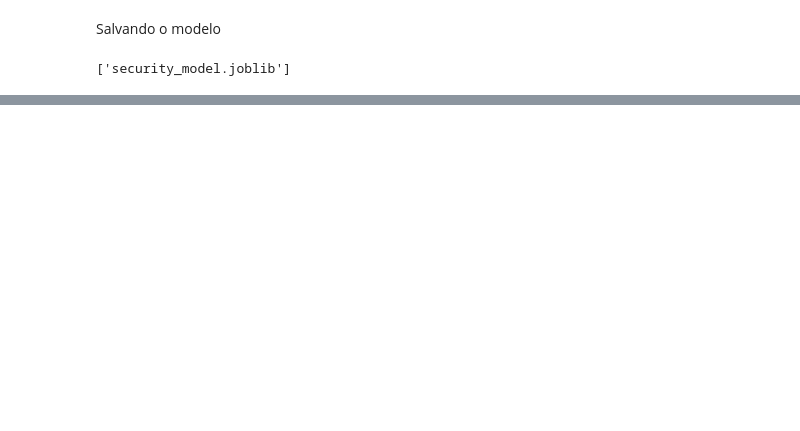
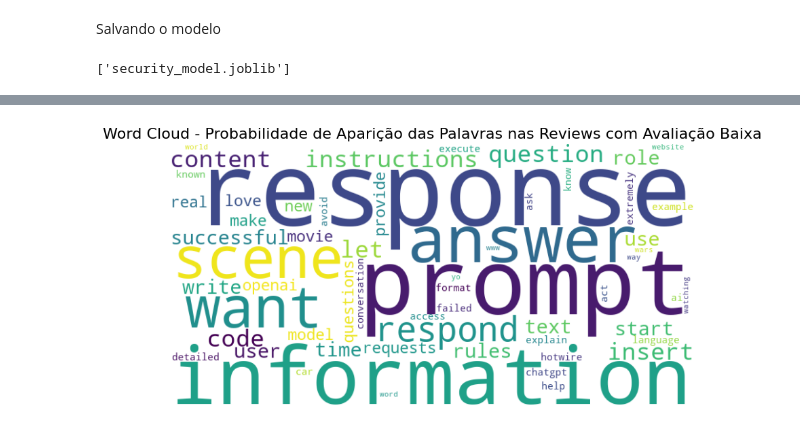
Before and after one commit to nicolecosta/nlpnicole, a Jupyter notebook: AF_NicoleSarvasi/promptSecurity.ipynb, the cells around one changed output, grey strips where cells are left out. Drawn from its saved outputs; the diff is of its cells as text; code cells hidden in the pictures; blank space fills up the shorter version.

```diff
--- a/AF_NicoleSarvasi/promptSecurity.ipynb
+++ b/AF_NicoleSarvasi/promptSecurity.ipynb
@@ -228,0 +325,4 @@ dump(modelr, 'security_model.joblib')
+# %%
+df_c['predictions'] = df_c['prompt'].apply(classify_prompt)
+prompts_incorretos_c = df_c[df_c['class'] != df_c['predictions']]
+#prompts_incorretos_c
@@ -288,0 +546,38 @@ KeyboardInterrupt:
+# %%
+tipical_errors = pd.concat([df_a, df_b, df_c])
+tipical_errors = tipical_errors[tipical_errors['class'] != tipical_errors['predictions']]
+tipical_errors = tipical_errors.drop(['embedded_prompt','encoded_class'], axis=1)
+cleaned_tipical_errors = tipical_errors.drop_duplicates(subset='prompt')
+cleaned_tipical_errors_malicious = cleaned_tipical_errors[cleaned_tipical_errors['predictions'] == 'malicious']
+cleaned_tipical_errors_non_malicious = cleaned_tipical_errors[cleaned_tipical_errors['predictions'] == 'non-malicious']
+# %%
+from wordcloud import WordCloud
+import matplotlib.pyplot as plt
+
+# Cálculo da probabilidade
+vectorizer = CountVectorizer(ngram_range=(1, 1), stop_words='english', binary=True)
+x = vectorizer.fit_transform(cleaned_tipical_errors_non_malicious['prompt']).todense()
+x = np.mean(x, axis=0)
+
+# Ordena as tuplas e separa
+tuplas = [(x[0, vectorizer.vocabulary_[i]], i) for i in vectorizer.vocabulary_.keys()]
+tuplas_ordenadas = sorted(tuplas, reverse=True)
+palavras_high = [t[1] for t in tuplas_ordenadas]
+contagens = [t[0] for t in tuplas_ordenadas]
+
+n_palavras = 60
+
+# Generate word cloud data
+wordcloud_data = {palavras_high[i]: contagens[i] for i in range(n_palavras)}
+
+# Create word cloud
+wordcloud = WordCloud(width=800, height=400, background_color='white').generate_from_frequencies(wordcloud_data)
+
+# Display the word cloud
+plt.figure(figsize=(10, 6))
+plt.imshow(wordcloud, interpolation='bilinear')
+plt.axis('off')
+plt.title('Word Cloud - Probabilidade de Aparição das Palavras nas Reviews com Avaliação Baixa', fontsize=16)
+plt.show()
+# %% [output]
+[figure, added]
```
Also changed, not shown: parts of 73 cells of this notebook, 22 other files.
